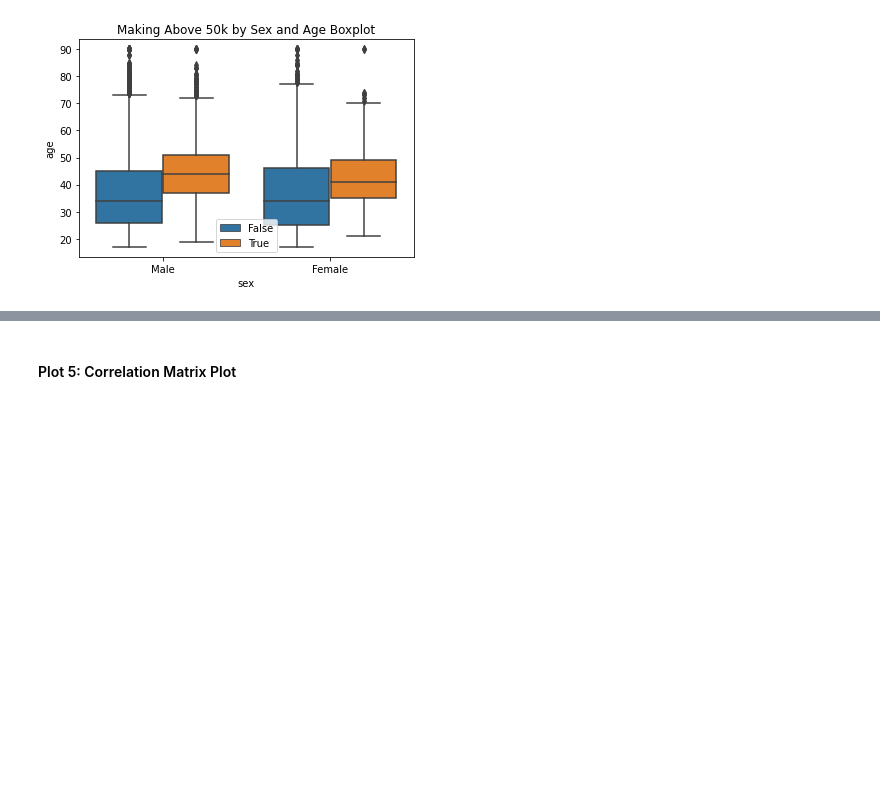
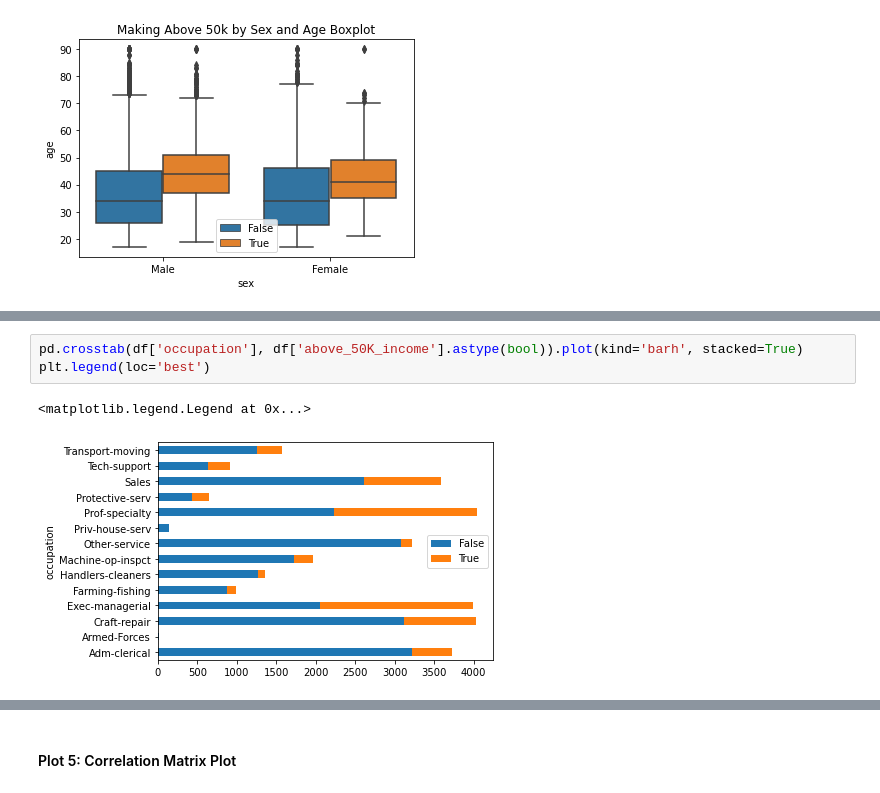
Before and after one commit to mariaherediaa/CS5324-Labs, a Jupyter notebook: Lab1/Lab 1.ipynb, the cells around one changed output, grey strips where cells are left out. Cells and saved outputs as stored; diff of their text form; blank space fills up the shorter version.

```diff
--- a/Lab1/Lab 1.ipynb
+++ b/Lab1/Lab 1.ipynb
@@ -321,0 +285,6 @@ talking points: *(work in progress going to clean up)*
+# %%
+pd.crosstab(df['occupation'], df['above_50K_income'].astype(bool)).plot(kind='barh', stacked=True)
+plt.legend(loc='best')
+# %% [output]
+<matplotlib.legend.Legend at 0x...>
+[figure, added]
```
Also changed, not shown: parts of 36 cells of this notebook.
